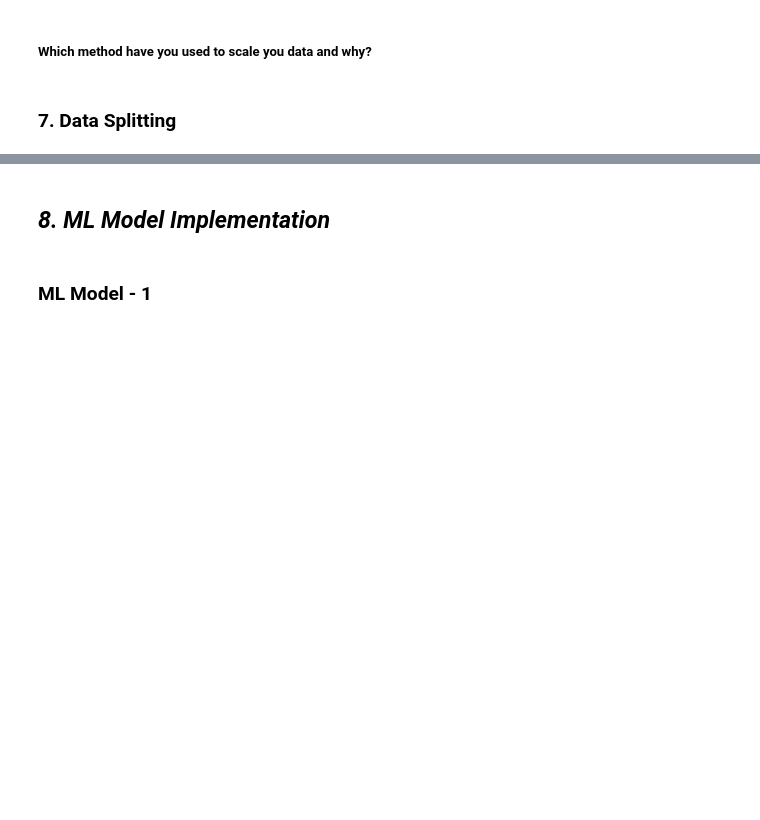
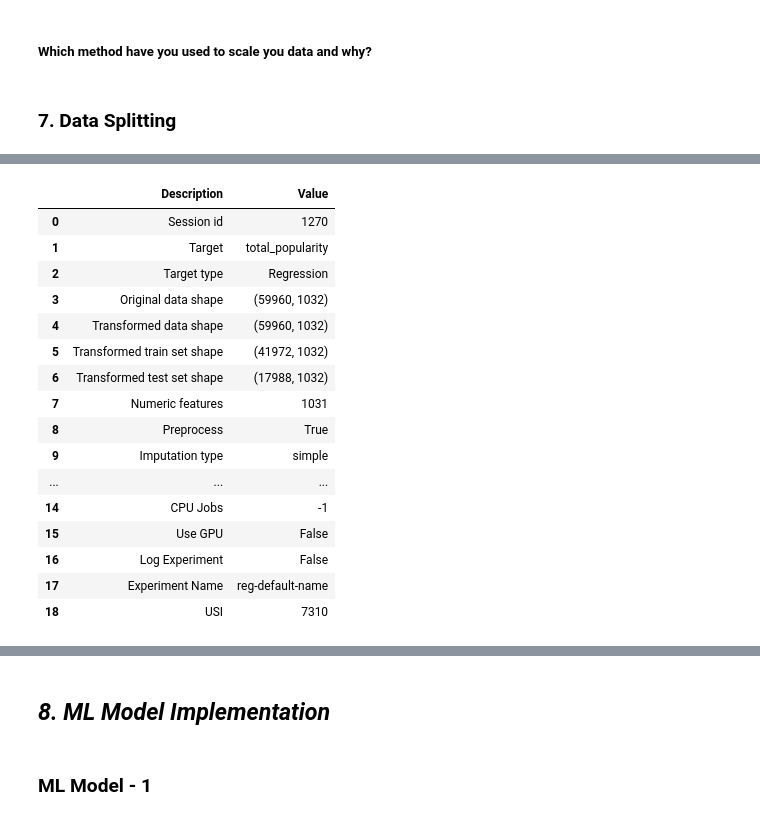
Before and after one commit to MrMRaut/NEWS-POPULARITY-Analysis-and-Prediction, a Jupyter notebook: News_Popularity.ipynb, the cells around one changed output, grey strips where cells are left out. Cells and saved outputs as stored; diff of their text form; code cells hidden in the pictures; blank space fills up the shorter version.

```diff
--- a/News_Popularity.ipynb
+++ b/News_Popularity.ipynb
@@ -1190,3 +1190,11 @@ Index(['IDLink', 'SentimentTitle', 'SentimentHeadline', 'Facebook',
       dtype='object')
+# %%
+master_df = pd.merge(df.drop(['Facebook', 'GooglePlus',
+       'LinkedIn','Sentiment_cat_Neutral',
+       'Sentiment_cat_Positive', 'Sentiment_head_cat_Neutral',
+       'Sentiment_head_cat_Positive',
+        'TS36_x', 'TS54_x','TS90_x', 'TS108_x', 'TS144_x',
+        'TS36_y', 'TS54_y', 'TS90_y', 'TS108_y',  'TS144_y',
+        'TS36','TS54', 'TS90', 'TS108', 'TS144'], axis = 1), right = main_df, on = 'IDLink', how = 'left').drop('IDLink', axis = 1)
 # %%
 x = pd.merge(df.drop(['Facebook', 'GooglePlus',
@@ -1235,0 +1249,22 @@ xtrain, xtest, ytrain, ytest = train_test_split(x, y, test_size= 0.2, random_sta
+# %%
+from pycaret.regression import setup, compare_models, evaluate_model, predict_model, save_model
+
+s = setup(master_df, target = 'total_popularity')
+# %% [output]
+|  | Description | Value |
+| 0 | Session id | 1270 |
+| 1 | Target | total_popularity |
+| 2 | Target type | Regression |
+| 3 | Original data shape | (59960, 1032) |
+| 4 | Transformed data shape | (59960, 1032) |
+| 5 | Transformed train set shape | (41972, 1032) |
+| 6 | Transformed test set shape | (17988, 1032) |
+| 7 | Numeric features | 1031 |
+| 8 | Preprocess | True |
+| 9 | Imputation type | simple |
+| ... | ... | ... |
+| 14 | CPU Jobs | -1 |
+| 15 | Use GPU | False |
+| 16 | Log Experiment | False |
+| 17 | Experiment Name | reg-default-name |
+| 18 | USI | 7310 |
```
Also changed, not shown: parts of 26 cells of this notebook.
